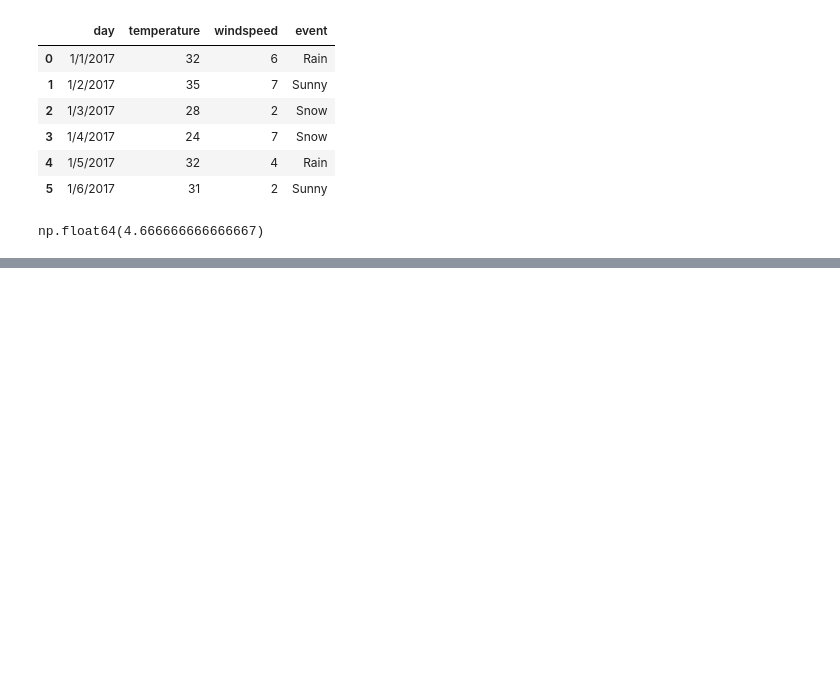
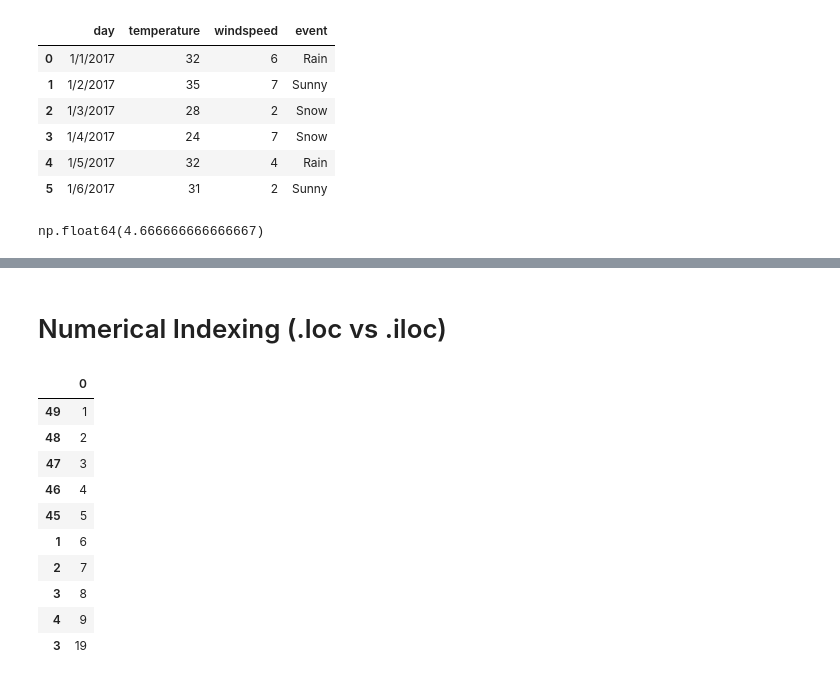
Before and after one commit to Anand7879/Python, a Jupyter notebook: Numpy/Pandas2.ipynb, the cells around one changed output, grey strips where cells are left out. Cells and saved outputs as stored; diff of their text form; code cells hidden in the pictures; blank space fills up the shorter version.

```diff
--- a/Numpy/Pandas2.ipynb
+++ b/Numpy/Pandas2.ipynb
@@ -128,0 +333,17 @@ df.to_csv('new_noIndex.csv',index=False)
+# %% [markdown]
+# Numerical Indexing (.loc vs .iloc)
+# %%
+df = pd.DataFrame([1,2,3,4,5,6,7,8,9,19], index=[49,48,47,46,45,1,2,3,4,3])
+df
+# %% [output]
+|  | 0 |
+| 49 | 1 |
+| 48 | 2 |
+| 47 | 3 |
+| 46 | 4 |
+| 45 | 5 |
+| 1 | 6 |
+| 2 | 7 |
+| 3 | 8 |
+| 4 | 9 |
+| 3 | 19 |
```
Also changed, not shown: parts of 23 cells of this notebook, 3 other files.
